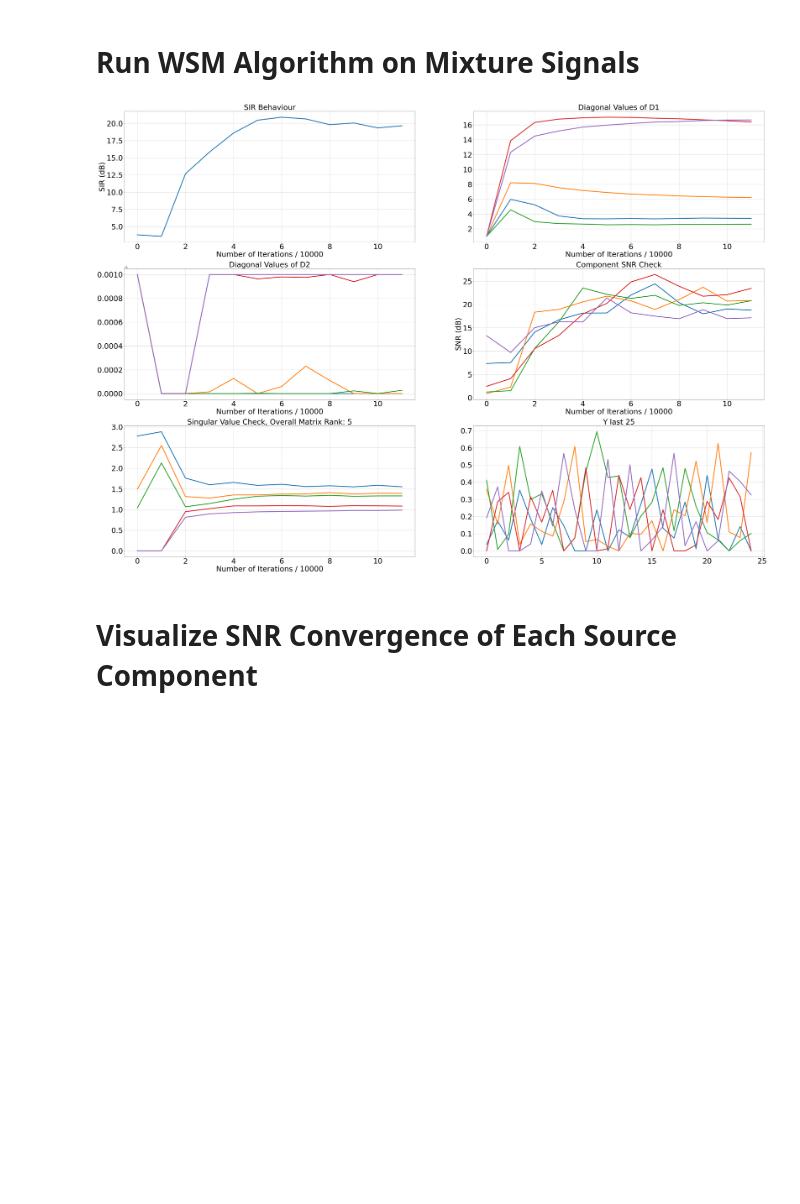
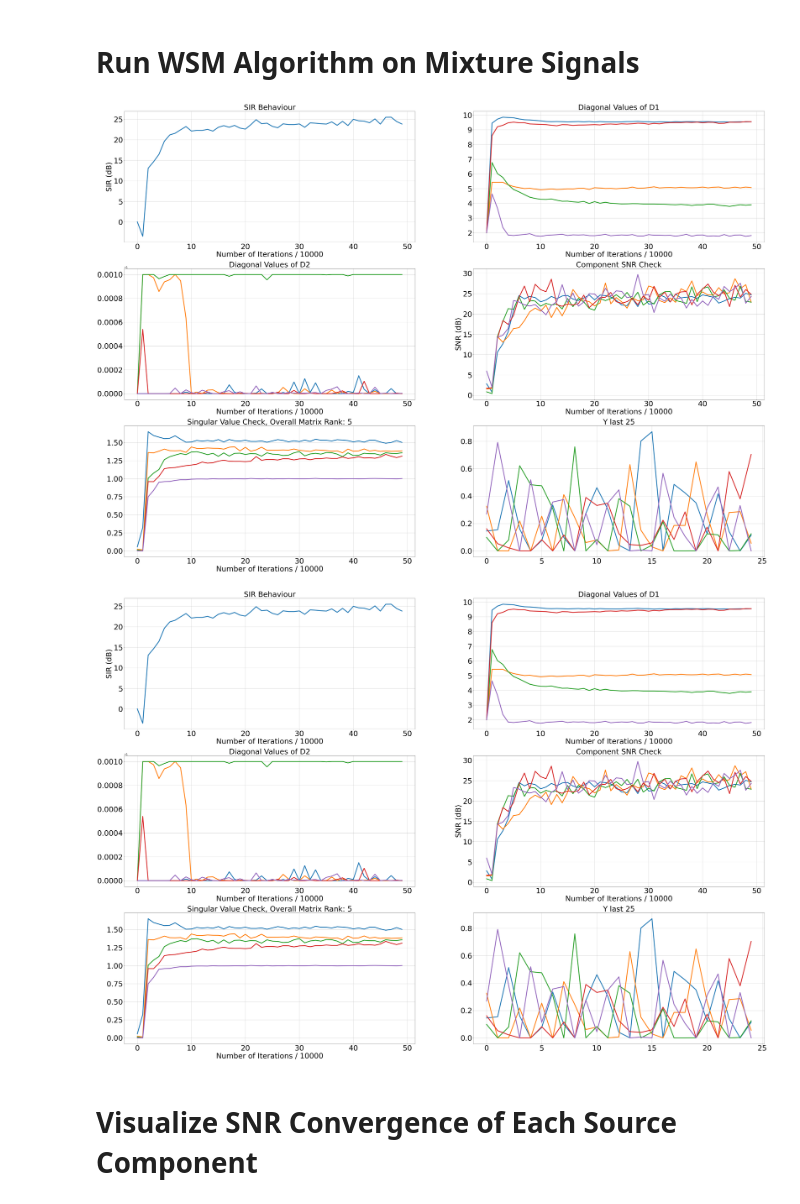
Before and after one commit to BariscanBozkurt/Biologically-Plausible-DetMaxNNs-for-Blind-Source-Separation, a Jupyter notebook: NumericalExperiments/WSMTutorialNotebooks/WSM_Simplex_Independent_Demo-Copy1.ipynb, the cells around one changed output. Drawn from its saved outputs; the diff is of its cells as text; code cells hidden in the pictures; blank space fills up the shorter version.

```diff
--- a/NumericalExperiments/WSMTutorialNotebooks/WSM_Simplex_Independent_Demo-Copy1.ipynb
+++ b/NumericalExperiments/WSMTutorialNotebooks/WSM_Simplex_Independent_Demo-Copy1.ipynb
@@ -110,11 +110,11 @@ subplot_1D_signals(X.T[0:100], title = 'Mixture Signals', figsize = (15,18), col
 MUS = 0.25
 OUTPUT_COMP_TOL = 1e-5
 MAX_OUT_ITERATIONS= 3000
-LayerGains = [1,1]
+LayerGains = [2,1]
 LayerMinimumGains = [1,1]
 LayerMaximumGains = [1e6,1.001]
 WScalings = [0.0033,0.0033]
-GamScalings = [0.02,0.02]
+GamScalings = [0.01,0.01]
 zeta = 1e-4
 beta = 0.5
 muD = [20, 1e-2]
@@ -130,19 +130,20 @@ W_YH = np.eye(s_dim, h_dim)
 # %%
 debug_iteration_point = 10000
 
 model = OnlineWSMBSS(s_dim = s_dim, x_dim = x_dim, h_dim = h_dim,
                      gamma_start = MUS, beta = beta, zeta = zeta,
                      muD = muD,WScalings = WScalings,
-                     W_HX = W_HX, W_YH = W_YH,
+#                      W_HX = W_HX, W_YH = W_YH,
                      DScalings = LayerGains, LayerMinimumGains = LayerMinimumGains,
                      LayerMaximumGains = LayerMaximumGains,neural_OUTPUT_COMP_TOL = OUTPUT_COMP_TOL,
                      set_ground_truth = True, S = S, A = A)
 
 model.fit_batch_simplex(X, n_epochs = 1, neural_lr_start = 0.9, shuffle = False,
                        debug_iteration_point = debug_iteration_point,
                        plot_in_jupyter = True)
 # %% [output]
-[figure, old version]
+[figure, new version]
+[figure, added]
 # %% [markdown]
 # Visualize SNR Convergence of Each Source Component
 # %%
```
Also changed, not shown: parts of 16 cells of this notebook, 1 other file.
